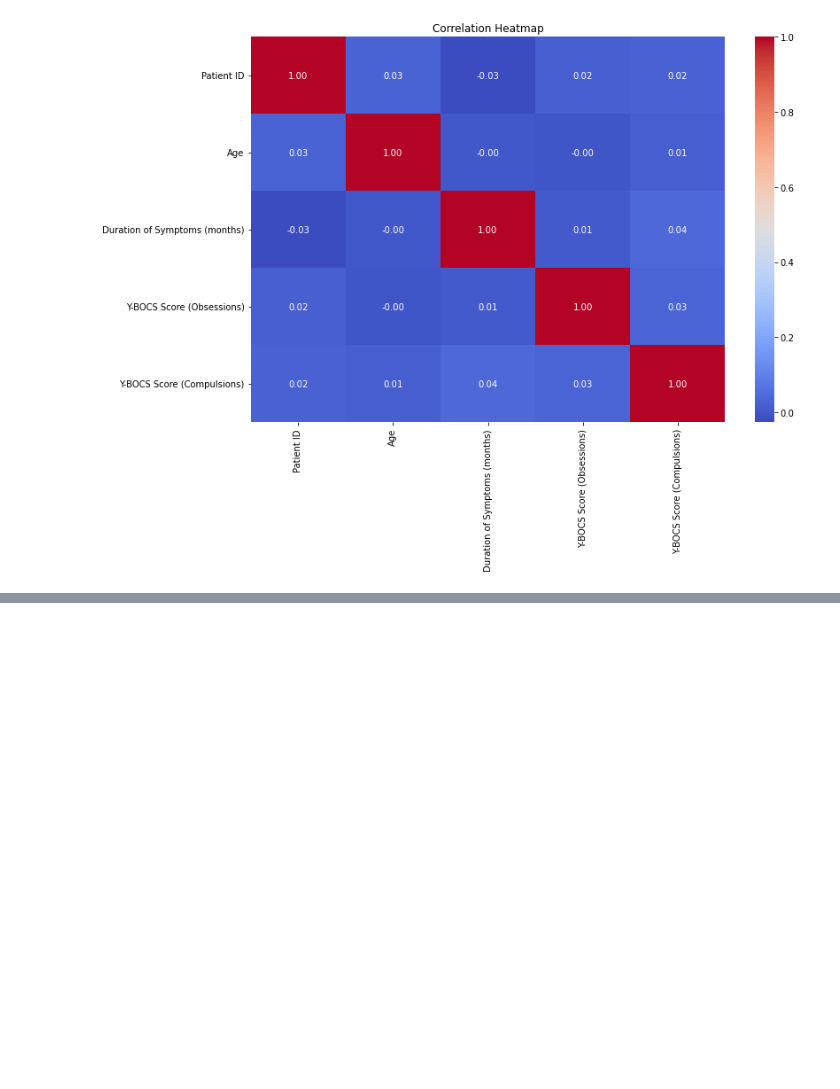
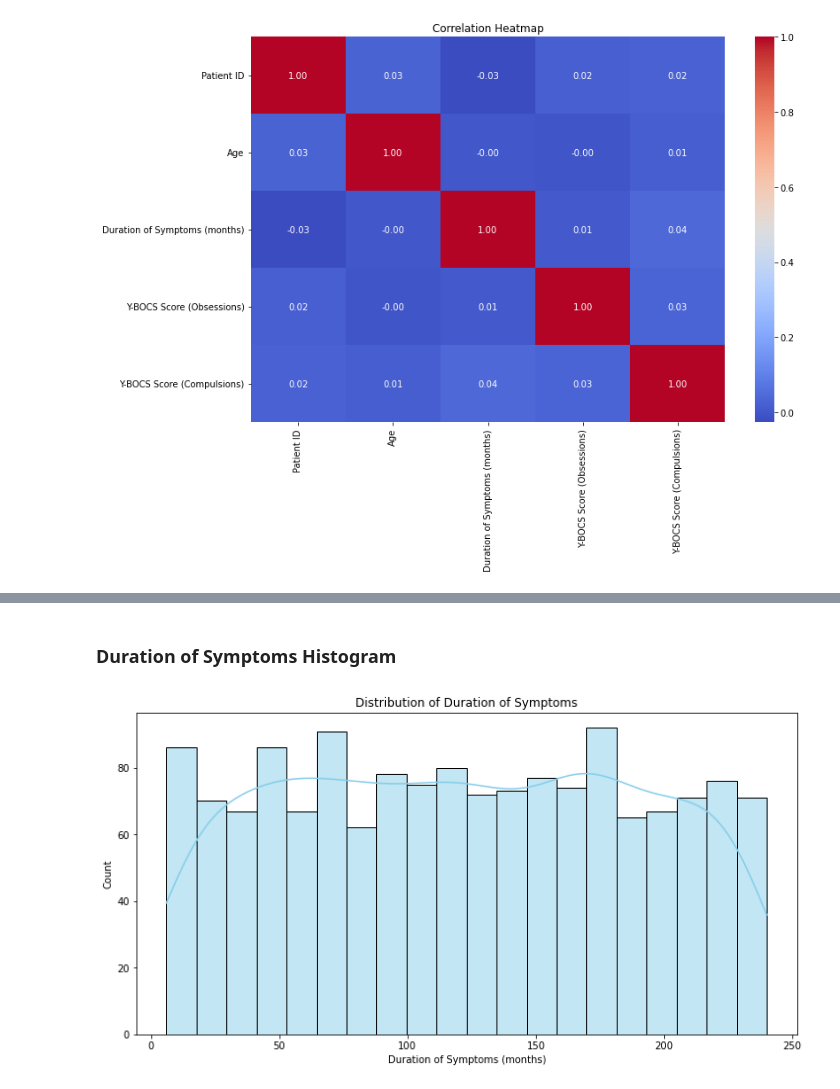
Before and after one commit to bladealec/ocd_demographics, a Jupyter notebook: eda.ipynb, the cells around one changed output, grey strips where cells are left out. Drawn from its saved outputs; the diff is of its cells as text; code cells hidden in the pictures; blank space fills up the shorter version.

```diff
--- a/eda.ipynb
+++ b/eda.ipynb
@@ -72,0 +96,10 @@ plt.show()
+# %% [markdown]
+### Duration of Symptoms Histogram
+# %%
+plt.figure(figsize=(12, 6))
+sns.histplot(ocd_df['Duration of Symptoms (months)'], bins=20, kde=True, color='skyblue')
+plt.title('Distribution of Duration of Symptoms')
+plt.xlabel('Duration of Symptoms (months)')
+plt.show()
+# %% [output]
+[figure, added]
```
Also changed, not shown: parts of 12 cells of this notebook.
